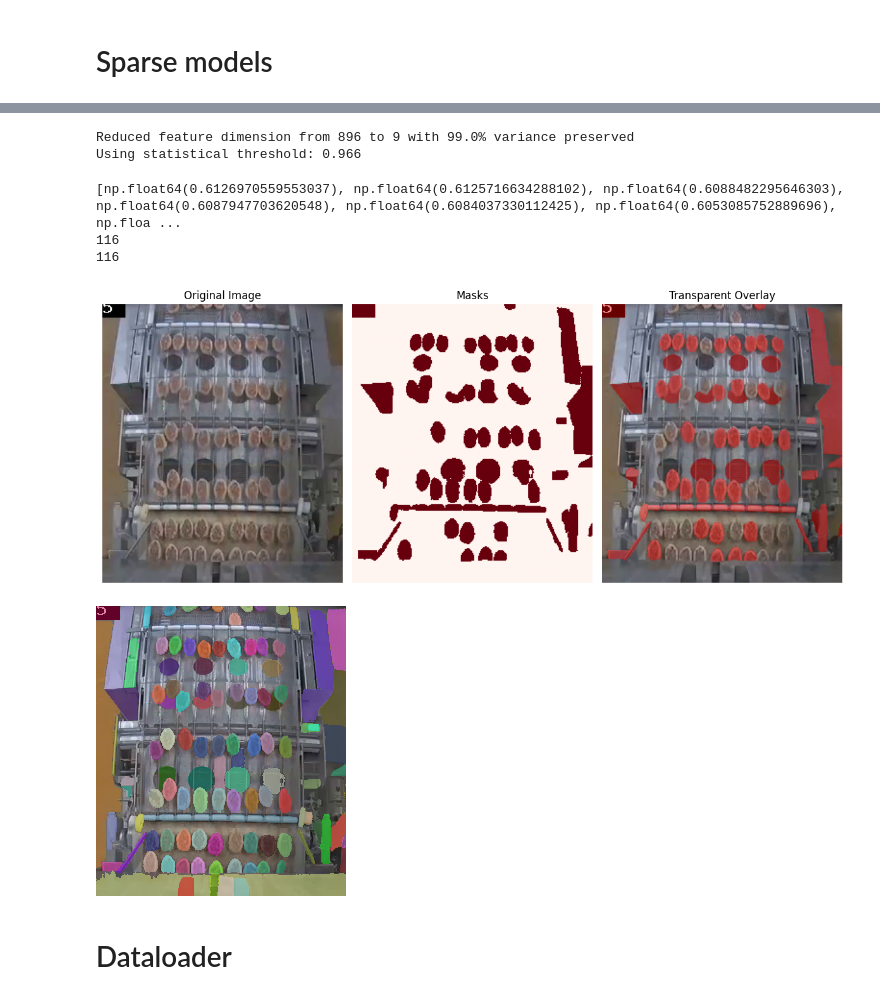
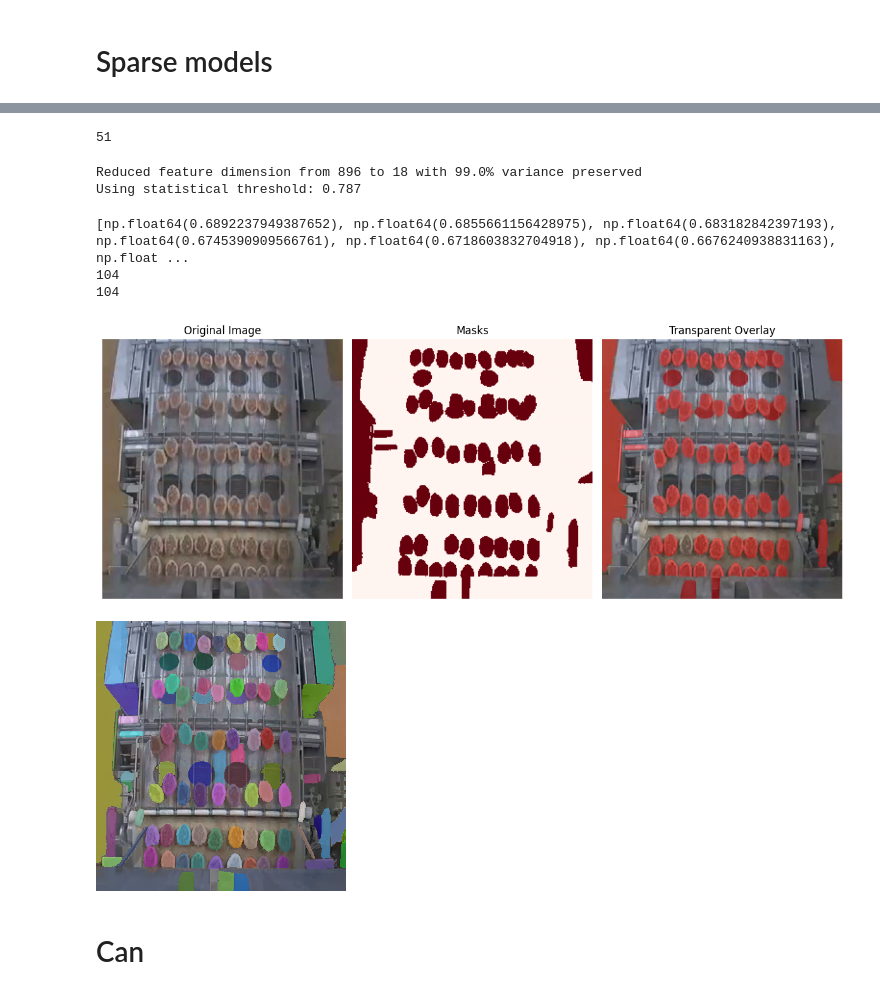
Before and after one commit to FactbirdHQ/auto-annotation-sam, a Jupyter notebook: notebooks/sam_proto.ipynb, the cells around one changed output, grey strips where cells are left out. Saved outputs shown, nothing was run; the diff lists cells and outputs as text; code cells hidden in the pictures.

```diff
--- a/notebooks/sam_proto.ipynb
+++ b/notebooks/sam_proto.ipynb
@@ -11,7 +11,7 @@ img_path = "C:/Users/GustavToft/OneDrive/DTU/4_Semester_AS/Master_Thesis/data/pr
 img = Image.open(img_path)
 img = np.array(img.convert("RGB"))
 
-img = img[10:300, 200:450]
+img = img[30:300, 200:450]
 
 plt.imshow(img)
 # %% [output]
@@ -415,7 +415,7 @@ label_path = "C:/Users/GustavToft/OneDrive/DTU/4_Semester_AS/Master_Thesis/data/
 img1 = Image.open(img_path)
 img1 = np.array(img1.convert("RGB"))
 
-positive_image1 = img1[10:300, 200:450]
+positive_image1 = img1[30:300, 200:450]
 
 img_w, img_h, _ = positive_image1.shape
 
@@ -446,7 +446,7 @@ img_path = "C:/Users/GustavToft/OneDrive/DTU/4_Semester_AS/Master_Thesis/data/pr
 img = Image.open(img_path)
 img = np.array(img.convert("RGB"))
 
-test_image = img[10:300, 200:450]
+test_image = img[30:300, 200:450]
 # %%
 candidate_masks = []
 
@@ -487,7 +487,13 @@ visualize_masks(test_image, sorted_masks[:60])
+# %%
+print(len(positive_masks1))
+# %% [output]
+51
 # %%
 import random
 
-sub_positives = random.sample(positive_masks1, 10)
+random.seed(42)
+
+sub_positives = random.sample(positive_masks1, 20)
 
 knn = MultiLayerFeatureKNN(n_neighbors=5, metric="cosine", layers=[2, 4, 6, 8], pca_variance=0.99)
 
@@ -510,22 +516,22 @@ sorted_masks, sorted_scores = zip(*sorted_pairs) if sorted_pairs else ([], [])
 sorted_masks = list(sorted_masks)
 sorted_scores = list(sorted_scores)
 # %% [output]
-Reduced feature dimension from 896 to 9 with 99.0% variance preserved
-Using statistical threshold: 0.966
+Reduced feature dimension from 896 to 18 with 99.0% variance preserved
+Using statistical threshold: 0.787
 # %%
 print(sorted_scores)
 print(len(candidate_masks))
 print(len(filtered_masks))
 
-visualize_masks(test_image, sorted_masks[:60])
+visualize_masks(test_image, sorted_masks[:70])
 # %% [output]
-[np.float64(0.6126970559553037), np.float64(0.6125716634288102), np.float64(0.6088482295646303), np.float64(0.6087947703620548), np.float64(0.6084037330112425), np.float64(0.6053085752889696), np.floa ...
-116
-116
+[np.float64(0.6892237949387652), np.float64(0.6855661156428975), np.float64(0.683182842397193), np.float64(0.6745390909566761), np.float64(0.6718603832704918), np.float64(0.6676240938831163), np.float ...
+104
+104
-[figure, old version]
+[figure, new version]
 # %%
 output_mask
 # %% [output]
-[figure, old version]
+[figure, new version]
 # %% [markdown]
-# Dataloader
+# Can
```
Also changed, not shown: parts of 14 cells of this notebook.
